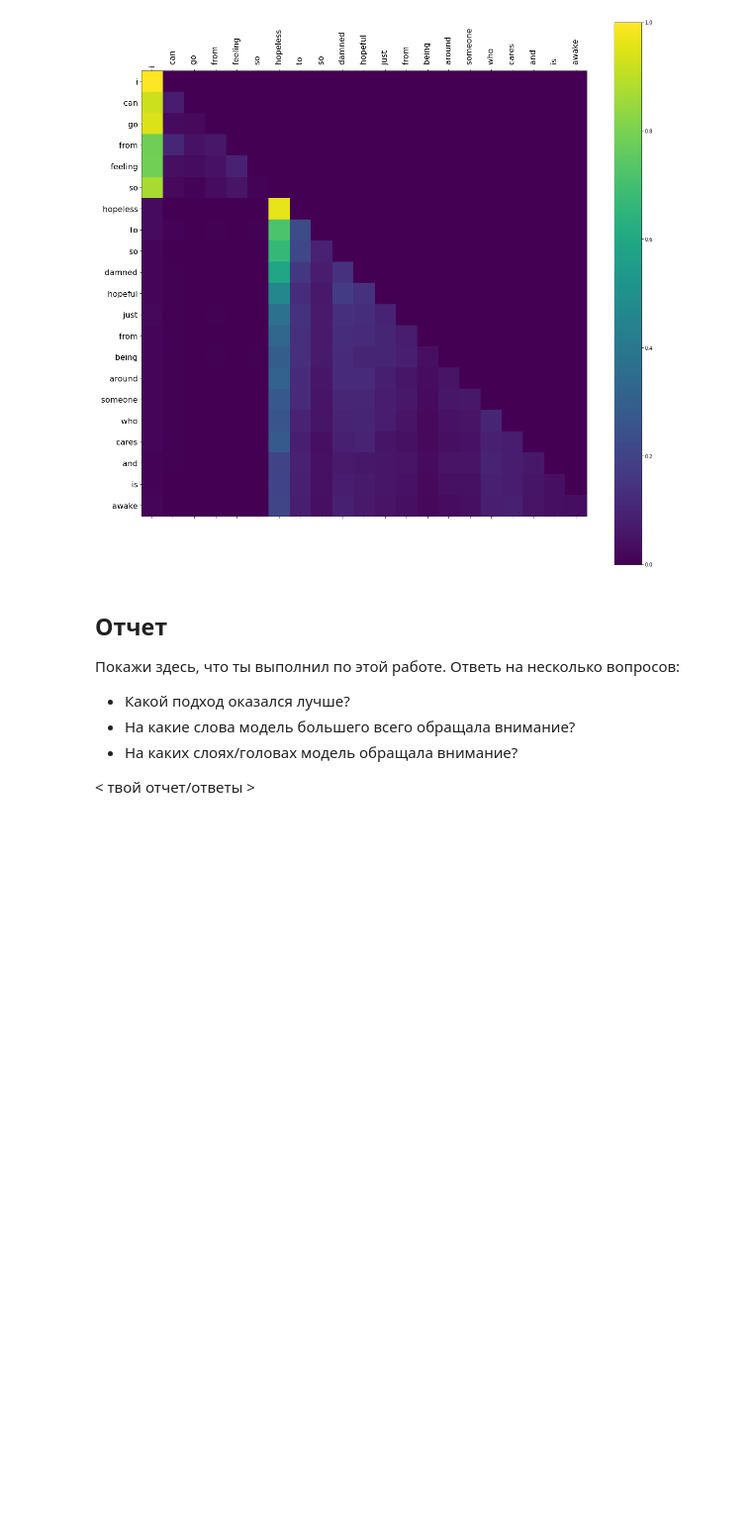
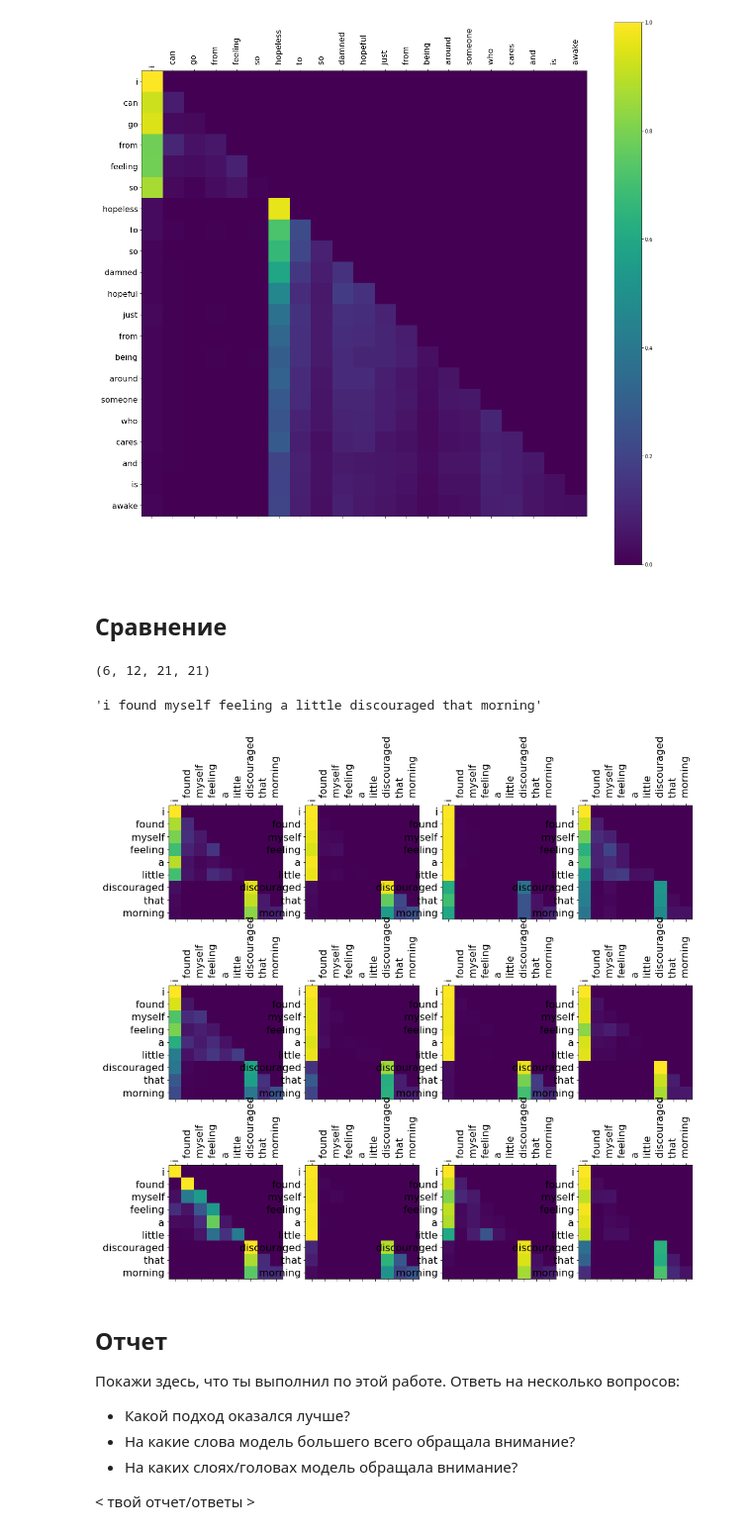
Before and after one commit to Uniholder/DeepLearningSchool, a Jupyter notebook: 2_semester/6_Transformers/[homework_part1]GPT.ipynb, the cells around one changed output. Shown at 99% size. Saved outputs shown, nothing was run; the diff lists cells and outputs as text; code cells hidden in the pictures; blank space fills up the shorter version.

```diff
--- a/2_semester/6_Transformers/[homework_part1]GPT.ipynb
+++ b/2_semester/6_Transformers/[homework_part1]GPT.ipynb
@@ -464,3 +466,5 @@ attns, seq = get_attention_matrixes(model_1, tokenizer, text)
 show_attention(seq, attns[-1][0])
 # %% [output]
 [figure]
+# %% [markdown]
+## Сравнение
@@ -467,3 +474,36 @@ show_attention(seq, attns[-1][0])
+# %%
+attns.shape
+# %% [output]
+(6, 12, 21, 21)
+# %%
+def show_heads(seq, layer):
+    fig, axes =  plt.subplots(3, 4, figsize=(15, 15))
+    for i in range(12):
+        cax = axes[i//4, i%4].matshow(layer[i])
+
+        # Set up axes
+        axes[i//4, i%4].set_xticklabels(['']+seq, rotation=90, fontsize=16)
+        axes[i//4, i%4].set_yticklabels(['']+seq, fontsize=16)
+
+        # Show label at every tick
+        axes[i//4, i%4].xaxis.set_major_locator(ticker.MultipleLocator(1))
+        axes[i//4, i%4].yaxis.set_major_locator(ticker.MultipleLocator(1))
+
+    plt.show()
+# %%
+text = emotion_dataset['train']['text'][51]
+tokens = tokenizer.tokenize(text)
+text
+# %% [output]
+'i found myself feeling a little discouraged that morning'
+# %%
+LAYER = 5  # 6 layers
+model = model_1  # 2 models
+
+attns, seq = get_attention_matrixes(model, tokenizer, text)
+show_heads(seq, attns[LAYER])
+# %% [output]
+[figure, added]
 # %% [markdown]
 ## Отчет
 
```
Also changed, not shown: parts of 3 cells of this notebook.
